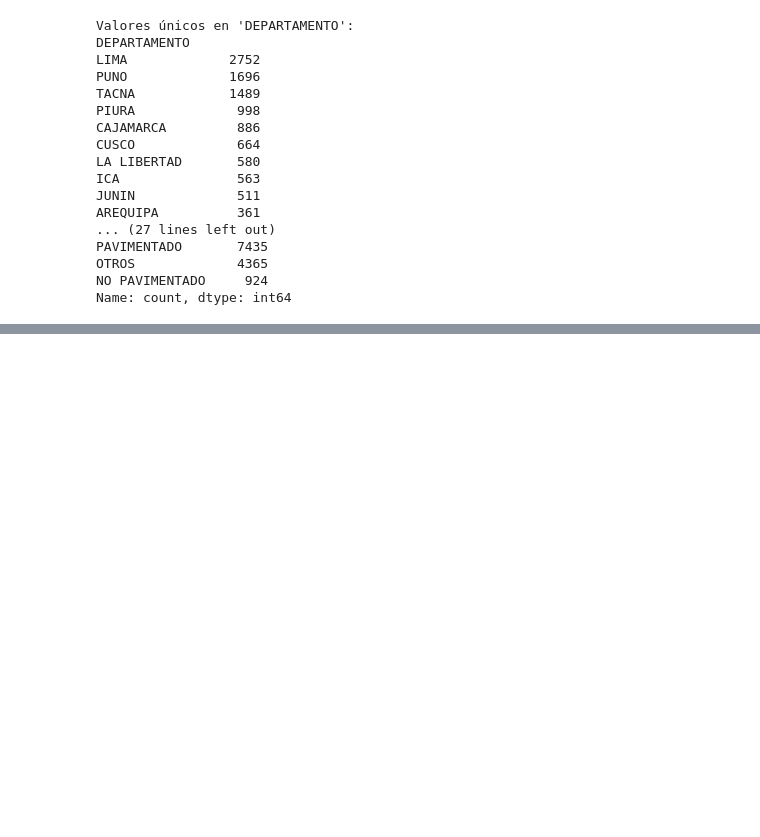
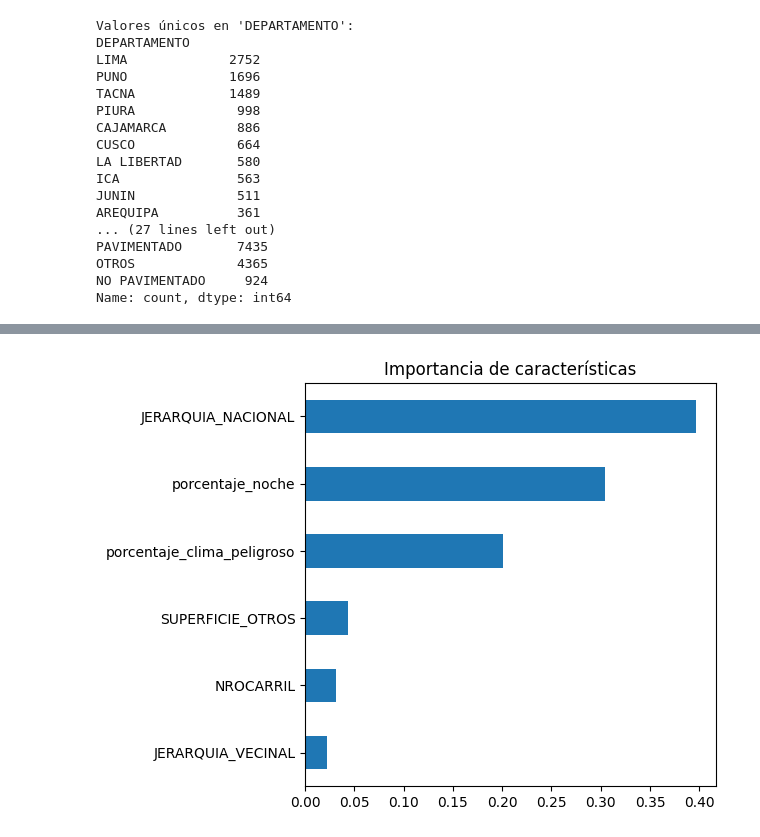
Before and after one commit to VladCan/IA_TA_G8, a Jupyter notebook: IA_TA_GRUPO8.ipynb, the cells around one changed output, grey strips where cells are left out. Saved outputs shown, nothing was run; the diff lists cells and outputs as text; code cells hidden in the pictures; blank space fills up the shorter version.

```diff
--- a/IA_TA_GRUPO8.ipynb
+++ b/IA_TA_GRUPO8.ipynb
@@ -1091,2 +1107,13 @@ print(resumen_final)
 # %%
 resumen_final.to_csv("resumen_final.csv", index=False, encoding='utf-8')
+# %%
+import pandas as pd
+from sklearn.ensemble import RandomForestRegressor
+from sklearn.model_selection import train_test_split,cross_val_score
+from sklearn.metrics import r2_score, mean_squared_error
+import numpy as np
+
+df = pd.read_csv("resumen_final.csv")  # reemplaza con la ruta real
+
+# Revisar las primeras filas
+print(df.head())
@@ -1092,0 +1181,5 @@ resumen_final.to_csv("resumen_final.csv", index=False, encoding='utf-8')
+# %%
+df["DEPARTAMENTO"] = df["DEPARTAMENTO"].fillna("DESCONOCIDO")
+df["JERARQUIA"] = df["JERARQUIA"].fillna("NACIONAL")
+df["NROCARRIL"] = df["NROCARRIL"].fillna(2)
+df["NROCARRIL"] = df["NROCARRIL"].astype(int)
@@ -1092,0 +1225,2 @@ resumen_final.to_csv("resumen_final.csv", index=False, encoding='utf-8')
+# %%
+df_encoded = pd.get_dummies(df, columns=["SUPERFICIE", "JERARQUIA"], drop_first=True)
@@ -1092,0 +1278,6 @@ resumen_final.to_csv("resumen_final.csv", index=False, encoding='utf-8')
+# %%
+importances = pd.Series(rf.feature_importances_, index=X.columns)
+importances = importances.sort_values(ascending=False)
+
+print("Top variables más influyentes:")
+print(importances.head(5))
@@ -1092,0 +1292,7 @@ resumen_final.to_csv("resumen_final.csv", index=False, encoding='utf-8')
+# %%
+importances.head(10).plot(kind='barh', title='Importancia de características')
+plt.gca().invert_yaxis()
+plt.tight_layout()
+plt.show()
+# %% [output]
+[figure, added]
```
Also changed, not shown: parts of 32 cells of this notebook.
